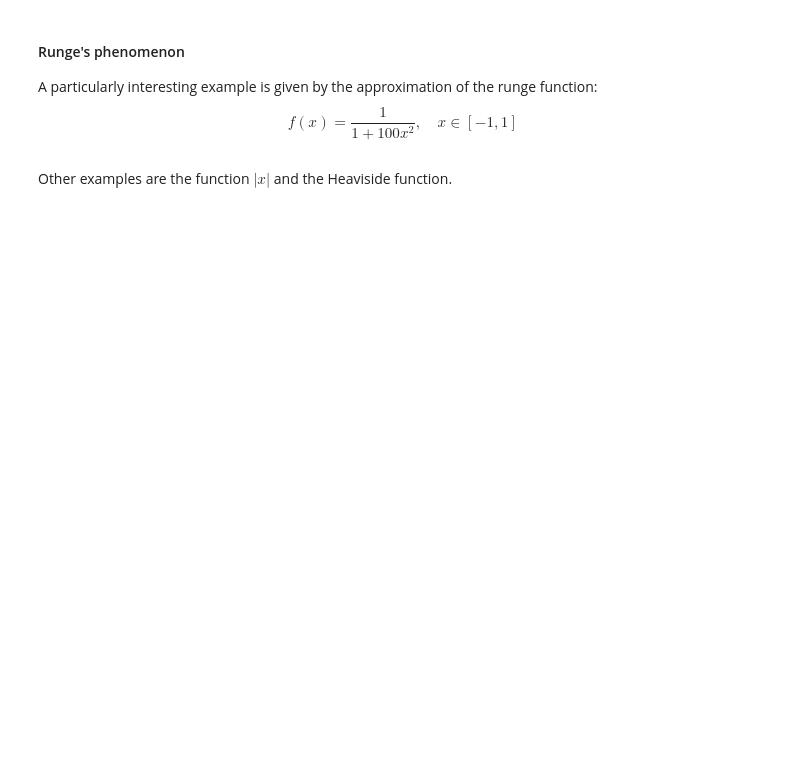
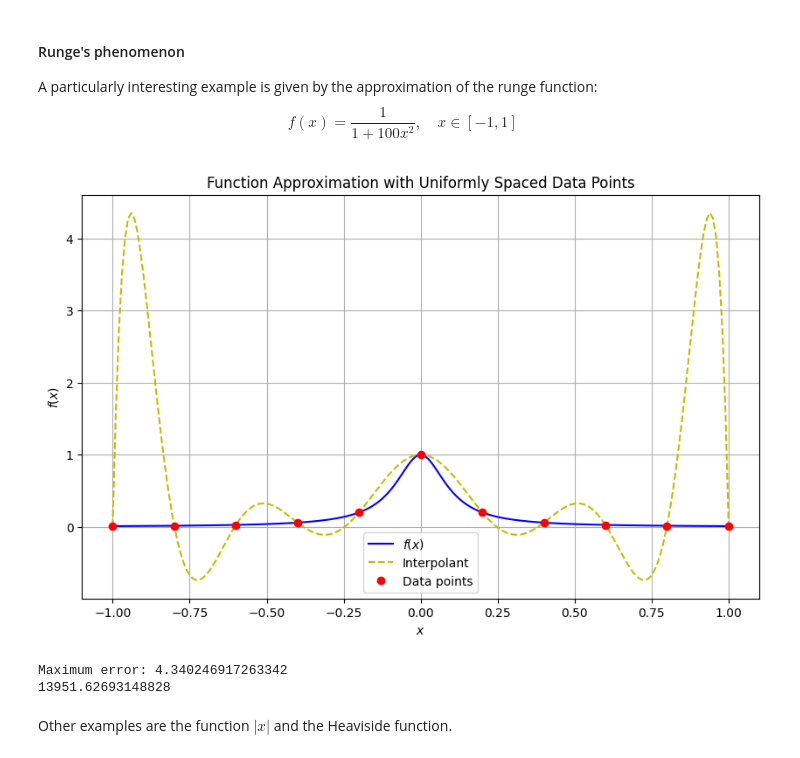
Before and after one commit to GioZd/numerical_analysis_2025-2026, a Jupyter notebook: exercise_sessions/Interpolation_techniques.ipynb, the cells around one changed output. Drawn from its saved outputs; the diff is of its cells as text; code cells hidden in the pictures; blank space fills up the shorter version.

```diff
--- a/exercise_sessions/Interpolation_techniques.ipynb
+++ b/exercise_sessions/Interpolation_techniques.ipynb
@@ -166,9 +182,11 @@ def monomial_interp(X, Y, x):
     Vandermonde matrix
 	"""
 	n = len(X) - 1
-	A = # complete here
-	c = # complete here
-	B = # complete here
+	A = myVander(X)
+	c = np.linalg.solve(A, Y)
+	B = np.array([
+		[monomial_basis(j, point) for j in range(n+1)] for point in x
+	])
 
 	return B@c, A
 # %% [markdown]
@@ -212,33 +233,37 @@ $$
 # %%
 # Define the Runge function
 def runge(x):
 	return 1 / (1 + 100 * x**2)
 
 # Generate uniformly spaced data points in [-1, 1]
-n = 5
+n = 10 # 5
 X = np.linspace(-1, 1, n + 1)
 x = np.linspace(X[0], X[-1], 200)
 Y = runge(X)
 
 # Interpolate
 p, A = monomial_interp(X, Y, x)
 
 # Plot the function and the data points
 fig, ax = plt.subplots(figsize=(10, 6))
 ax.plot(x, runge(x), 'b-', label='$f(x)$')
 ax.plot(x, p, 'y--', label='Interpolant')
 ax.plot(X, Y, 'ro', label='Data points')
 ax.legend()
 ax.set_title('Function Approximation with Uniformly Spaced Data Points')
 ax.set_xlabel('$x$')
 ax.set_ylabel('$f(x)$')
 ax.grid()
 plt.show()
 
 # Compute the error
-error = abs(f(x) - p)
+error = abs(runge(x) - p)
 print(f'Maximum error: {max(error)}')
 print(np.linalg.cond(A))
+# %% [output]
+[figure, added]
+Maximum error: 4.340246917263342
+13951.62693148828
 # %% [markdown]
 Other examples are the function $|x|$ and the Heaviside function.
 # %%
```
Also changed, not shown: parts of 23 cells of this notebook.
